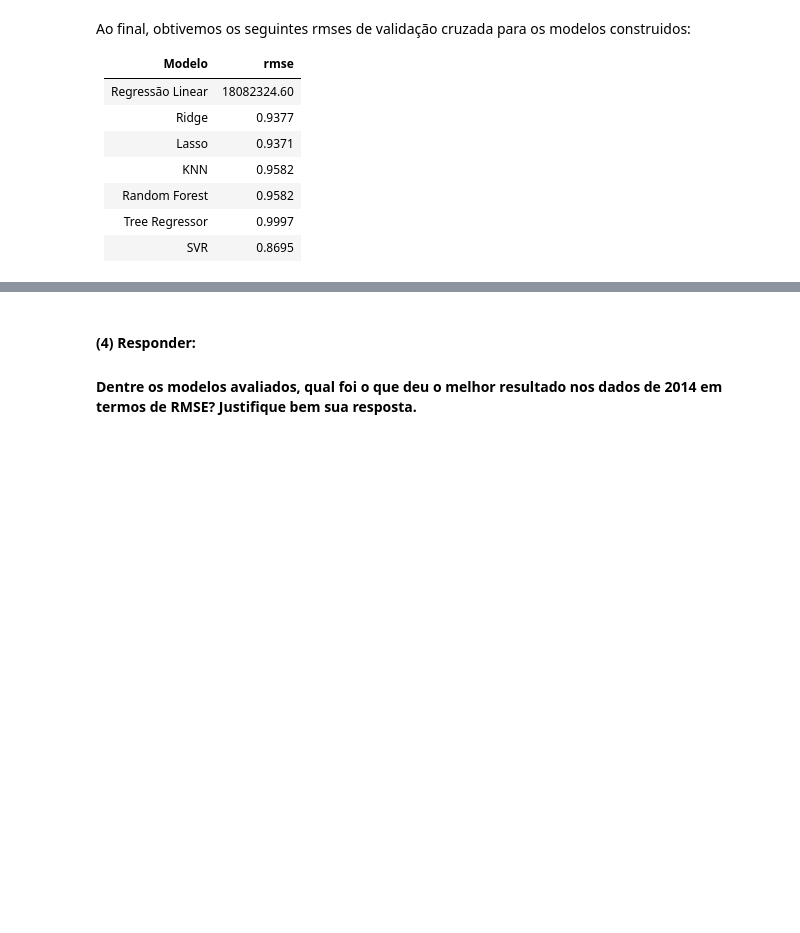
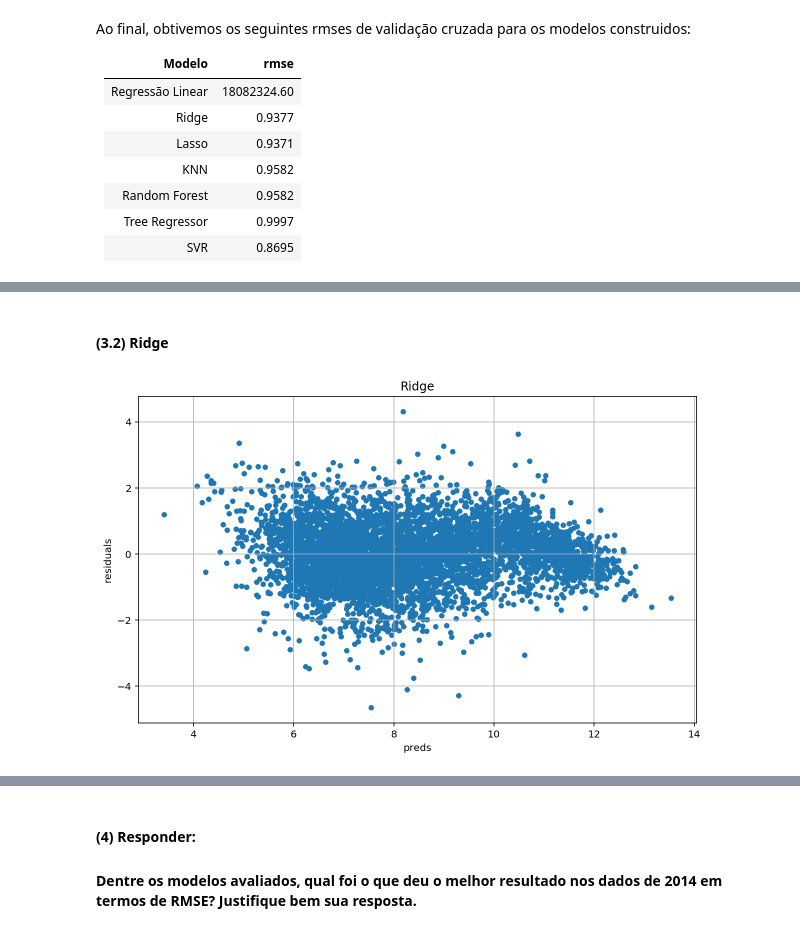
Before and after one commit to lucasncabral/MachineLearning, a Jupyter notebook: ElectionPrediction/ElectionPredictionNb.ipynb, the cells around one changed output, grey strips where cells are left out. Cells and saved outputs as stored; diff of their text form; code cells hidden in the pictures; blank space fills up the shorter version.

```diff
--- a/ElectionPrediction/ElectionPredictionNb.ipynb
+++ b/ElectionPrediction/ElectionPredictionNb.ipynb
@@ -216,0 +227,13 @@ Ao final, obtivemos os seguintes rmses de validação cruzada para os modelos co
+# %% [markdown]
+#### (3.2) Ridge
+# %%
+matplotlib.rcParams['figure.figsize'] = (10.0, 6.0)
+
+model_ridge = Ridge(alpha = cv_ridge.idxmin())
+model_ridge.fit(X_train,Y_train)
+
+preds_ridge = pd.DataFrame({"preds":model_ridge.predict(X_train), "true":Y_train})
+preds_ridge["residuals"] = preds_ridge["true"] - preds_ridge["preds"]
+x = preds_ridge.plot(x = "preds", y = "residuals",kind = "scatter", title = "Ridge", grid = True)
+# %% [output]
+[figure, added]
```
Also changed, not shown: parts of 23 cells of this notebook.
